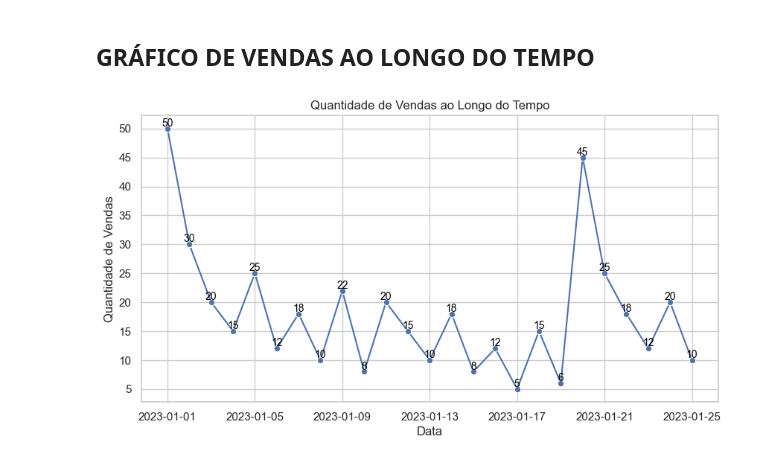
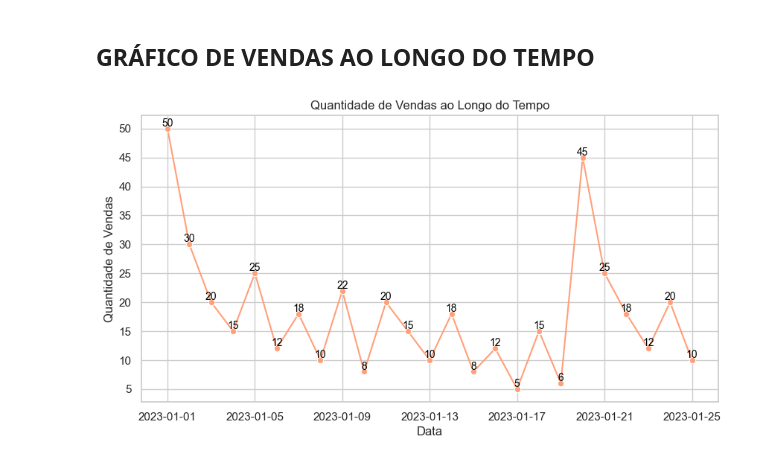
Before and after one commit to anakindinger/TrilhaDadosJR-JUN15, a Jupyter notebook: etl.ipynb, the cells around one changed output. Cells and saved outputs as stored; diff of their text form; code cells hidden in the pictures.

```diff
--- a/etl.ipynb
+++ b/etl.ipynb
@@ -76,19 +75,19 @@ Gráfico elaborado considerando que os cursos com o mesmo nome são iguais e des
 # %%
 # Convertendo a coluna de datas para o tipo datetime
 dados['Data'] = pd.to_datetime(dados['Data'])
 
 # Configuração do estilo do gráfico
 sns.set_theme(style="whitegrid")
 
 # Plotando o gráfico de linha usando seaborn
 plt.figure(figsize=(10,5))
-graf = sns.lineplot(x='Data', y='Quantidade de Vendas', data=dados, marker = "o", color="")
+graf = sns.lineplot(x='Data', y='Quantidade de Vendas', data=dados, marker = "o", color="lightsalmon")
 for x, y in zip(dados['Data'], dados['Quantidade de Vendas']):
     plt.text(x=x, y=y, s=f'{y}', ha='center', va='bottom', fontsize=10, color='black')
 # Adicionando título e labels
 plt.title('Quantidade de Vendas ao Longo do Tempo')
 plt.xlabel('Data')
 plt.ylabel('Quantidade de Vendas')
 graf.yaxis.set_major_locator(ticker.MultipleLocator(5))
 # %% [output]
-[figure, old version]
+[figure, new version]
```
Also changed, not shown: parts of 5 cells of this notebook.
